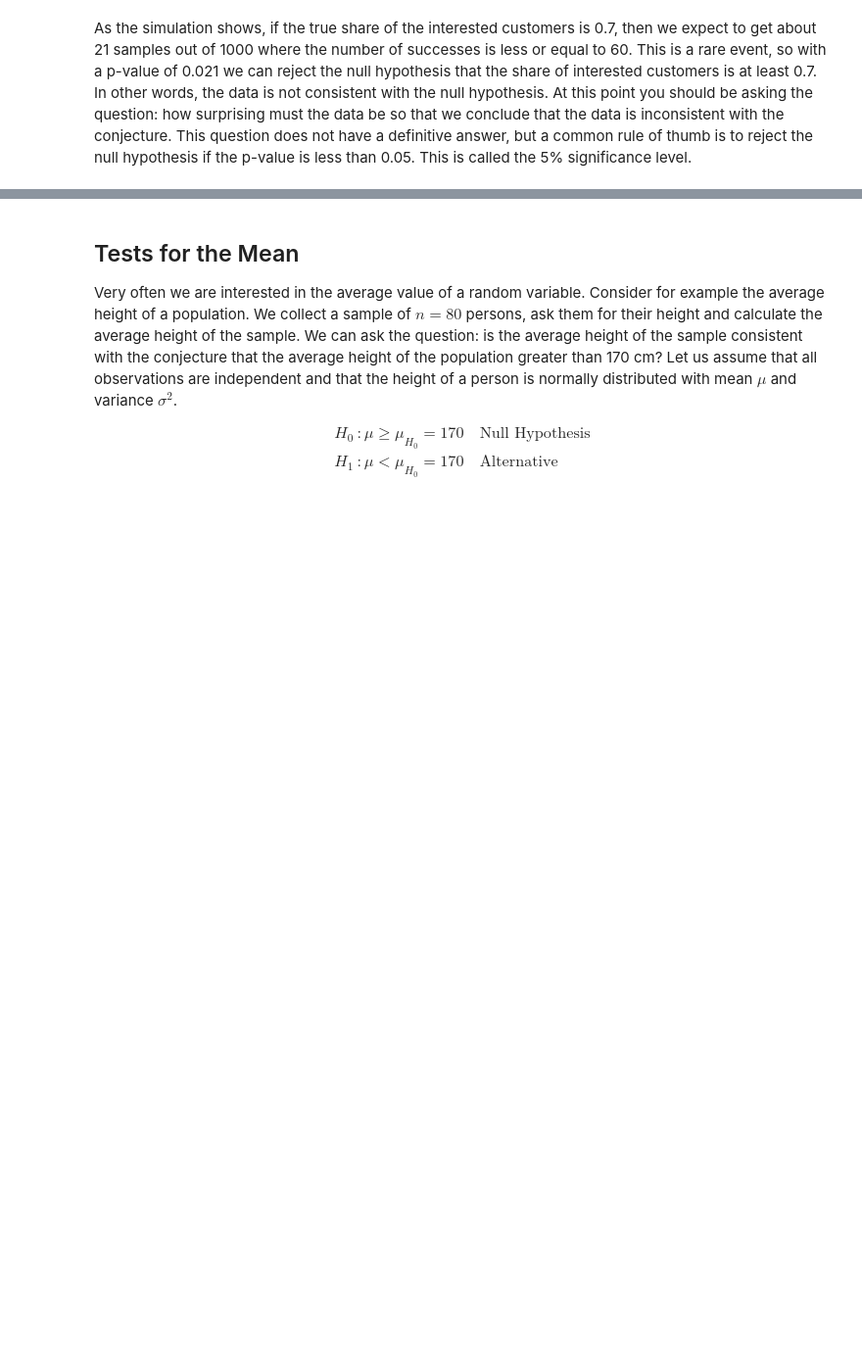
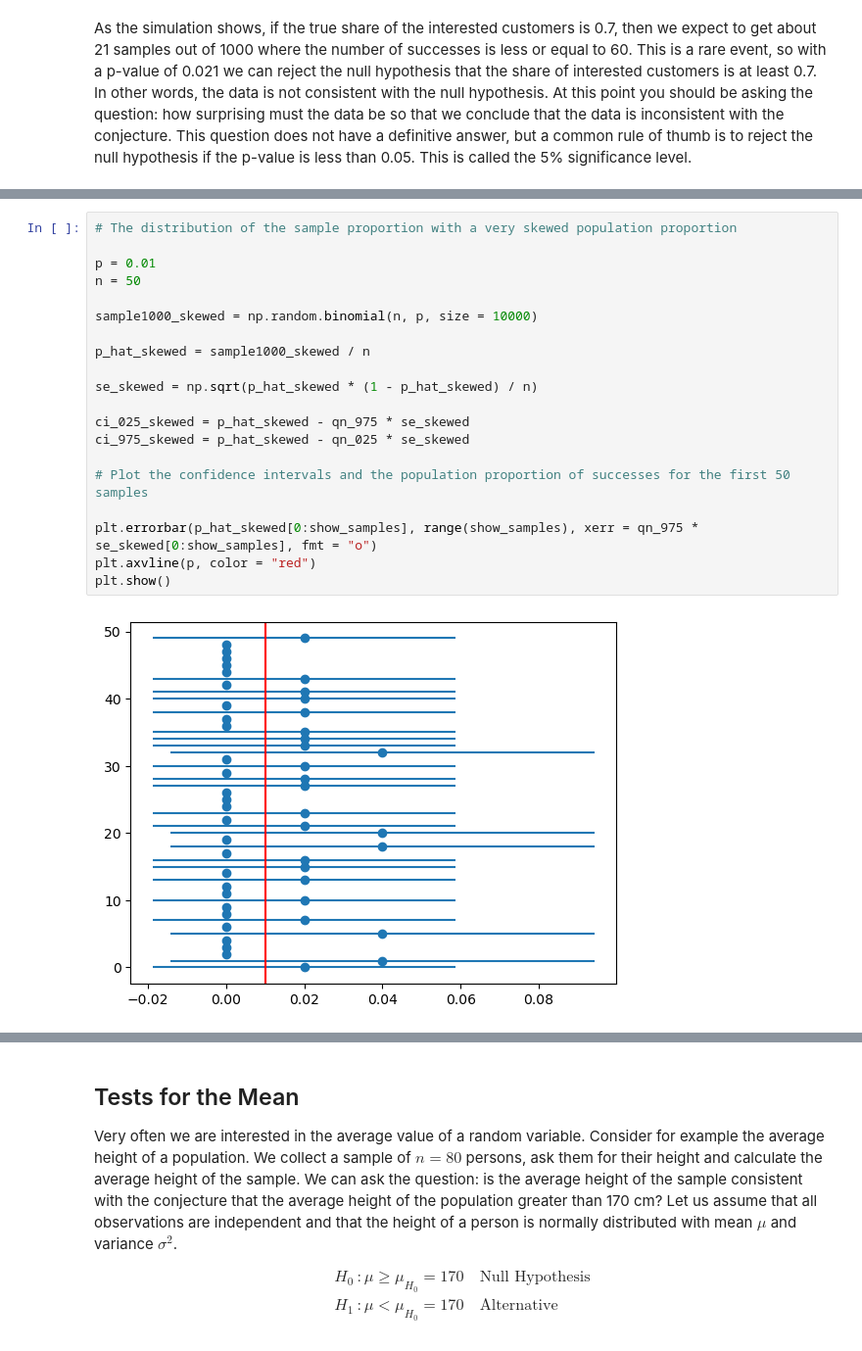
Before and after one commit to febse/stat2024, a Jupyter notebook: 13-Testing.ipynb, the cells around one changed output, grey strips where cells are left out. Shown at 98% size. Saved outputs shown, nothing was run; the diff lists cells and outputs as text; blank space fills up the shorter version.

```diff
--- a/13-Testing.ipynb
+++ b/13-Testing.ipynb
@@ -81,0 +189,22 @@ As the simulation shows, if the true share of the interested customers is 0.7, t
+# %%
+# The distribution of the sample proportion with a very skewed population proportion
+
+p = 0.01
+n = 50
+
+sample1000_skewed = np.random.binomial(n, p, size = 10000)
+
+p_hat_skewed = sample1000_skewed / n
+
+se_skewed = np.sqrt(p_hat_skewed * (1 - p_hat_skewed) / n)
+
+ci_025_skewed = p_hat_skewed - qn_975 * se_skewed
+ci_975_skewed = p_hat_skewed - qn_025 * se_skewed
+
+# Plot the confidence intervals and the population proportion of successes for the first 50 samples
+
+plt.errorbar(p_hat_skewed[0:show_samples], range(show_samples), xerr = qn_975 * se_skewed[0:show_samples], fmt = "o")
+plt.axvline(p, color = "red")
+plt.show()
+# %% [output]
+[figure, added]
```
Also changed, not shown: parts of 15 cells of this notebook.
